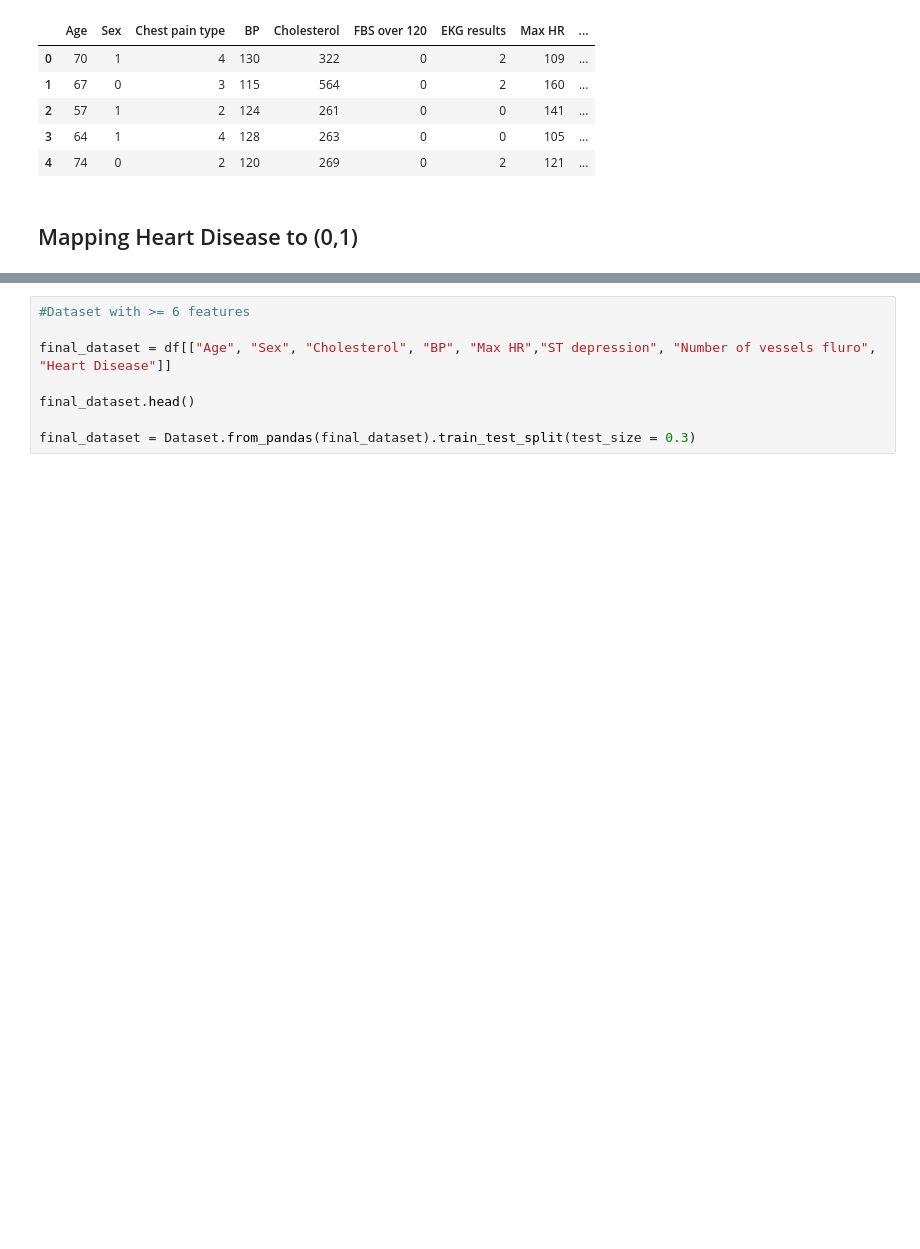
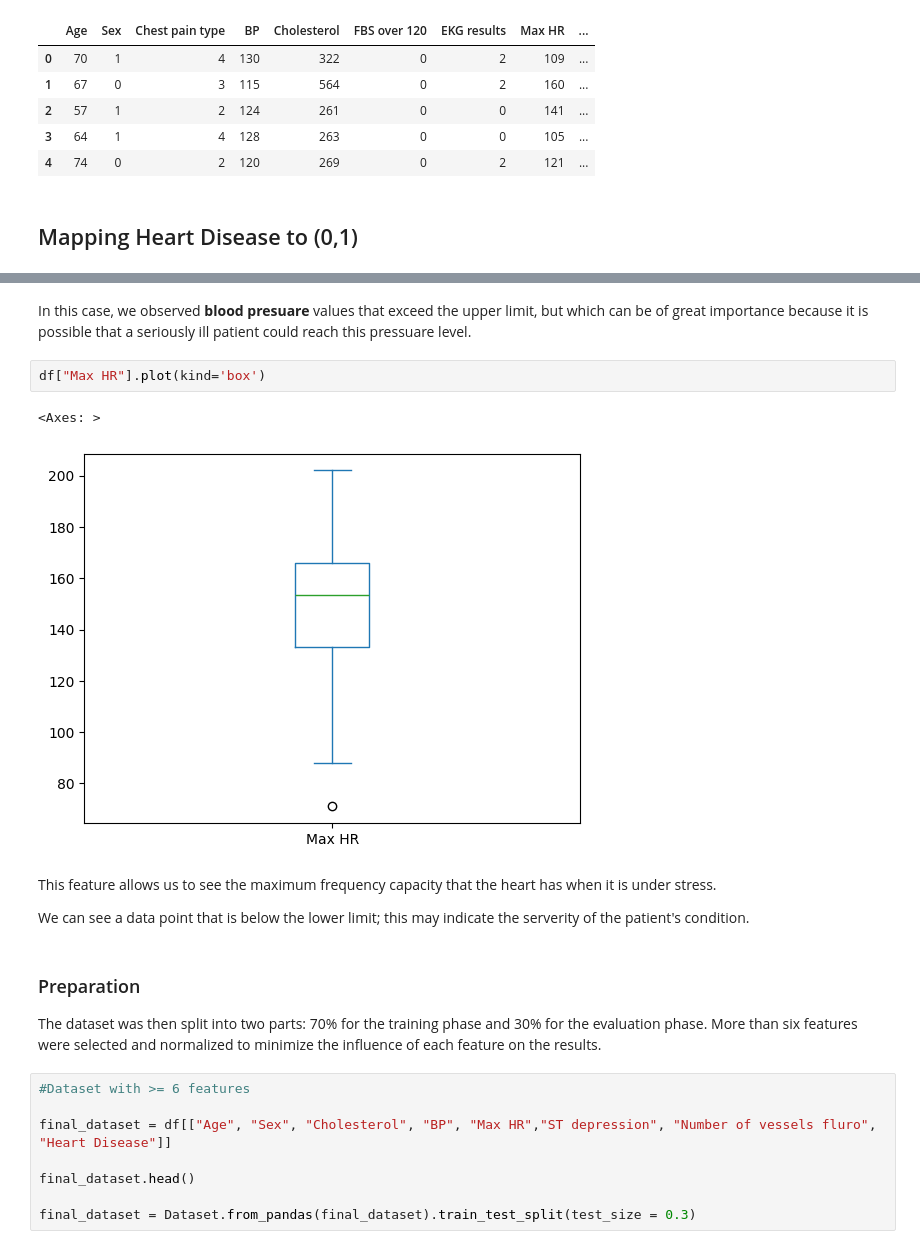
Before and after one commit to tulio3101/TDSE-02, a Jupyter notebook: heart_disease_risk_prediction.ipynb, the cells around one changed output, grey strips where cells are left out. Cells and saved outputs as stored; diff of their text form; blank space fills up the shorter version.

Commit message:
feat: Step 1 Load and Prepare the Dataset

```diff
--- a/heart_disease_risk_prediction.ipynb
+++ b/heart_disease_risk_prediction.ipynb
@@ -55,3 +142,18 @@ df.head()
+# %% [markdown]
+In this case, we observed **blood presuare** values that exceed the upper limit, but which can be of great importance because it is possible that a seriously ill patient could reach this pressuare level.
+# %%
+df["Max HR"].plot(kind='box')
+# %% [output]
+<Axes: >
+[figure, added]
+# %% [markdown]
+This feature allows us to see the maximum frequency capacity that the heart has when it is under stress.
+
+We can see a data point that is below the lower limit; this may indicate the serverity of the patient's condition.
+# %% [markdown]
+### Preparation
+
+The dataset was then split into two parts: 70% for the training phase and 30% for the evaluation phase. More than six features were selected and normalized to minimize the influence of each feature on the results.
 # %%
 #Dataset with >= 6 features
 
```
Also changed, not shown: parts of 17 cells of this notebook.
